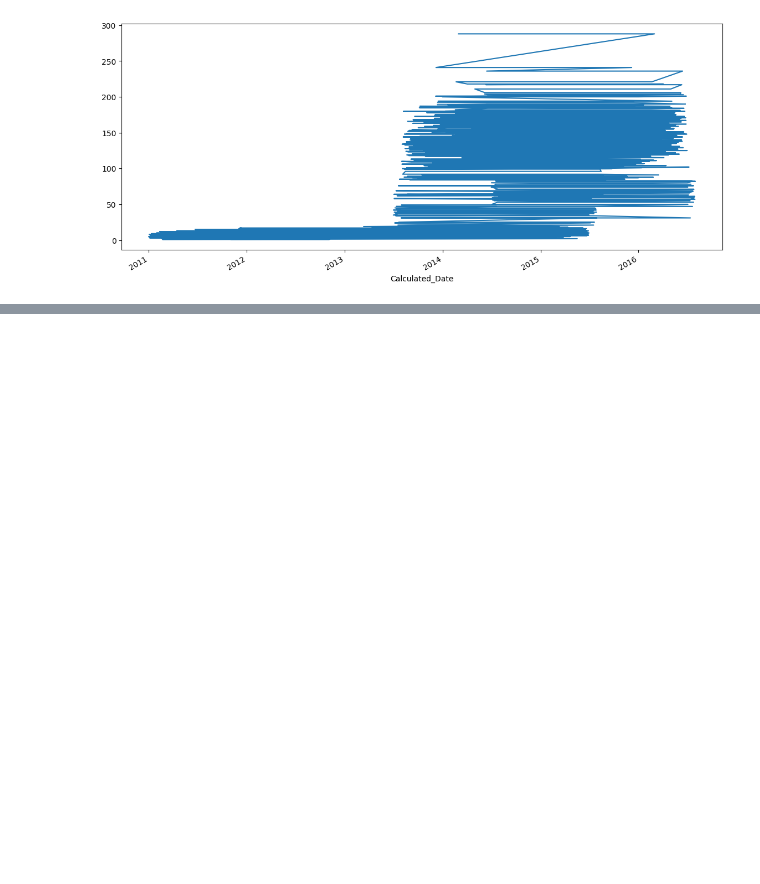
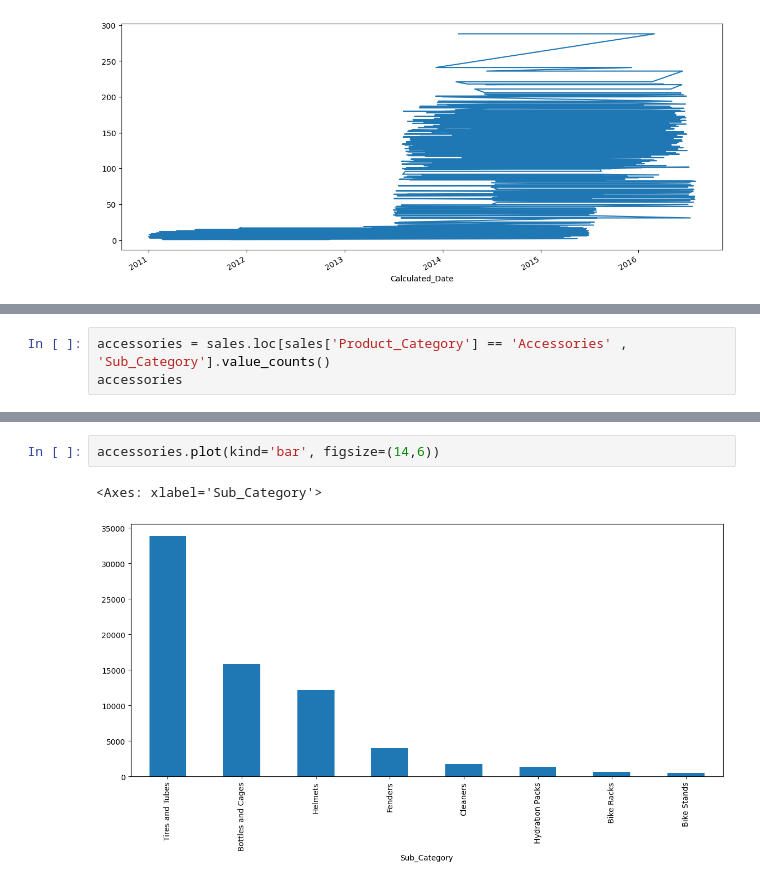
Before and after one commit to Adewole-211/Python3-Projects-, a Jupyter notebook: Data_Analyst_Course.ipynb, the cells around one changed output, grey strips where cells are left out. Drawn from its saved outputs; the diff is of its cells as text; blank space fills up the shorter version.

```diff
--- a/Data_Analyst_Course.ipynb
+++ b/Data_Analyst_Course.ipynb
@@ -188,0 +230,3 @@ sales['Calculated_Date'].value_counts().plot(kind='line',figsize=(14,6))
+# %%
+accessories = sales.loc[sales['Product_Category'] == 'Accessories' , 'Sub_Category'].value_counts()
+accessories
@@ -188,0 +245,5 @@ sales['Calculated_Date'].value_counts().plot(kind='line',figsize=(14,6))
+# %%
+accessories.plot(kind='bar', figsize=(14,6))
+# %% [output]
+<Axes: xlabel='Sub_Category'>
+[figure, added]
```
Also changed, not shown: parts of 10 cells of this notebook.
